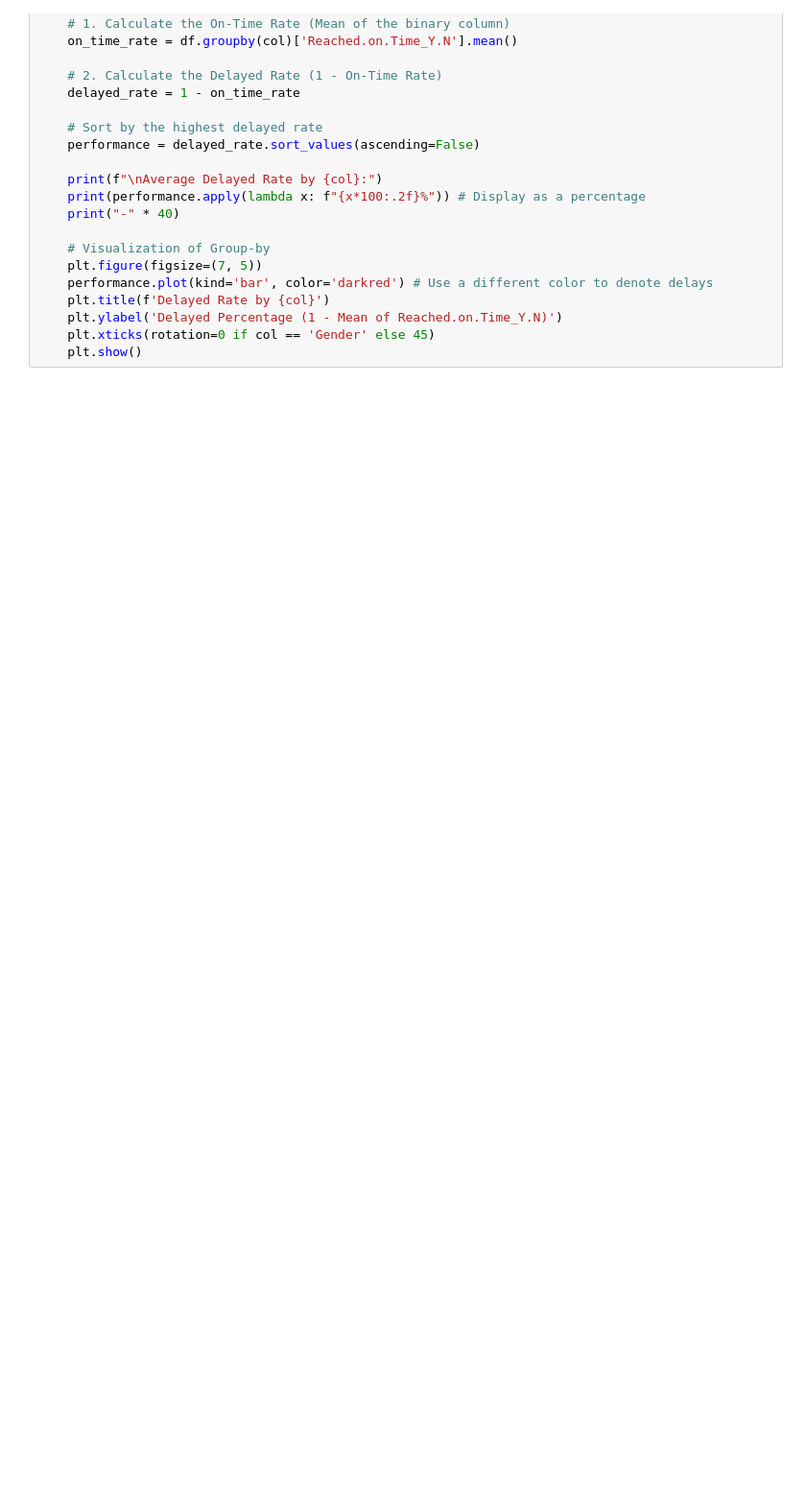
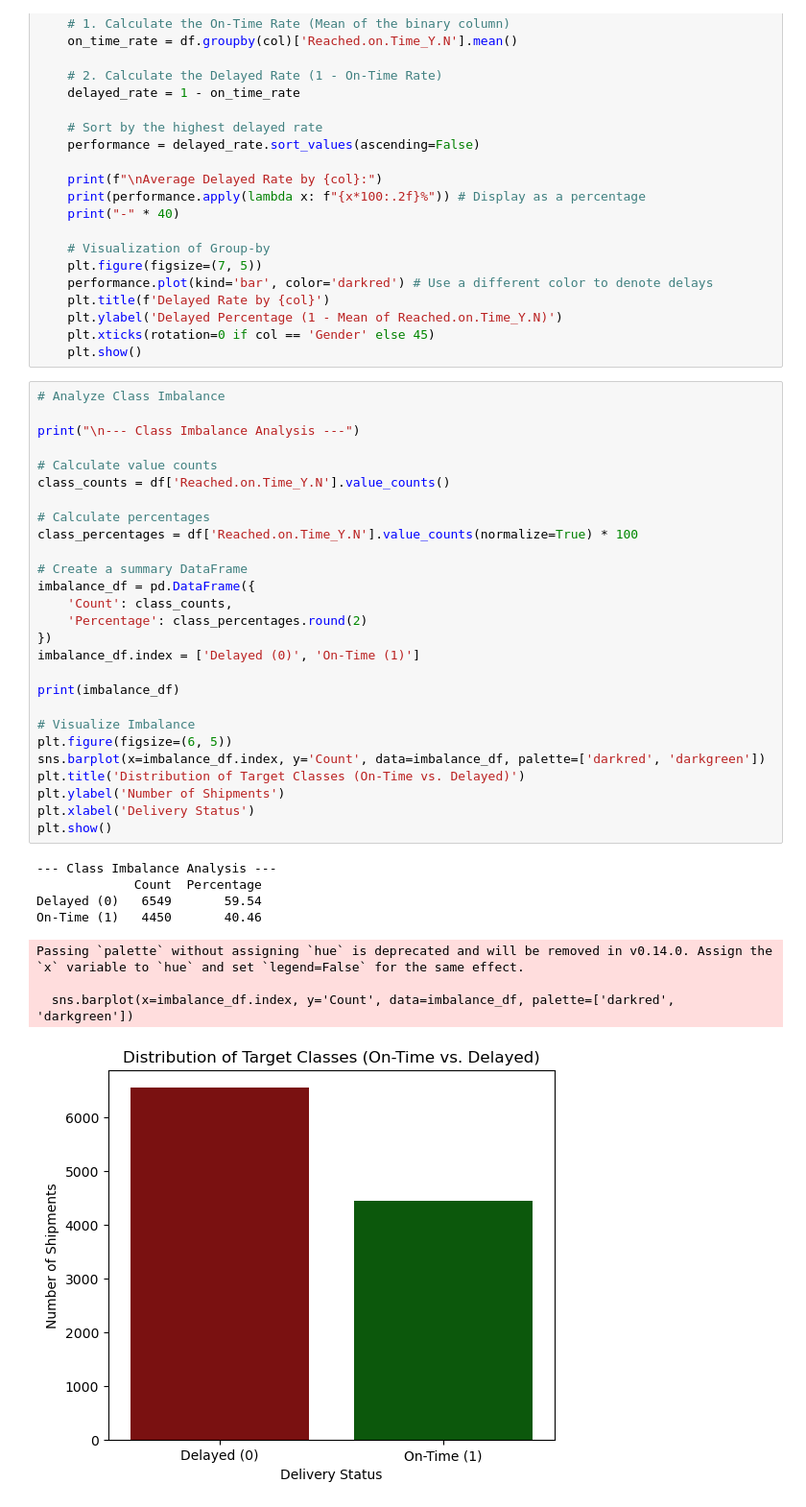
Before and after one commit to anika-ru/ShipmentSure-Predicting-On-Time-Delivery-Using-Supplier-Data, a Jupyter notebook: Shipment_data_analysis.ipynb, the cells around one changed output. Shown at 96% size. Drawn from its saved outputs; the diff is of its cells as text; blank space fills up the shorter version.

```diff
--- a/Shipment_data_analysis.ipynb
+++ b/Shipment_data_analysis.ipynb
@@ -384,3 +402,39 @@ for col in categorical_cols_for_group:
     plt.ylabel('Delayed Percentage (1 - Mean of Reached.on.Time_Y.N)')
     plt.xticks(rotation=0 if col == 'Gender' else 45)
     plt.show()
+# %%
+# Analyze Class Imbalance
+
+print("\n--- Class Imbalance Analysis ---")
+
+# Calculate value counts
+class_counts = df['Reached.on.Time_Y.N'].value_counts()
+
+# Calculate percentages
+class_percentages = df['Reached.on.Time_Y.N'].value_counts(normalize=True) * 100
+
+# Create a summary DataFrame
+imbalance_df = pd.DataFrame({
+    'Count': class_counts,
+    'Percentage': class_percentages.round(2)
+})
+imbalance_df.index = ['Delayed (0)', 'On-Time (1)']
+
+print(imbalance_df)
+
+# Visualize Imbalance
+plt.figure(figsize=(6, 5))
+sns.barplot(x=imbalance_df.index, y='Count', data=imbalance_df, palette=['darkred', 'darkgreen'])
+plt.title('Distribution of Target Classes (On-Time vs. Delayed)')
+plt.ylabel('Number of Shipments')
+plt.xlabel('Delivery Status')
+plt.show()
+# %% [output]
+--- Class Imbalance Analysis ---
+             Count  Percentage
+Delayed (0)   6549       59.54
+On-Time (1)   4450       40.46
+Passing `palette` without assigning `hue` is deprecated and will be removed in v0.14.0. Assign the `x` variable to `hue` and set `legend=False` for the same effect.
+
+  sns.barplot(x=imbalance_df.index, y='Count', data=imbalance_df, palette=['darkred', 'darkgreen'])
+[figure, added]
```
Also changed, not shown: parts of 1 cell of this notebook.
